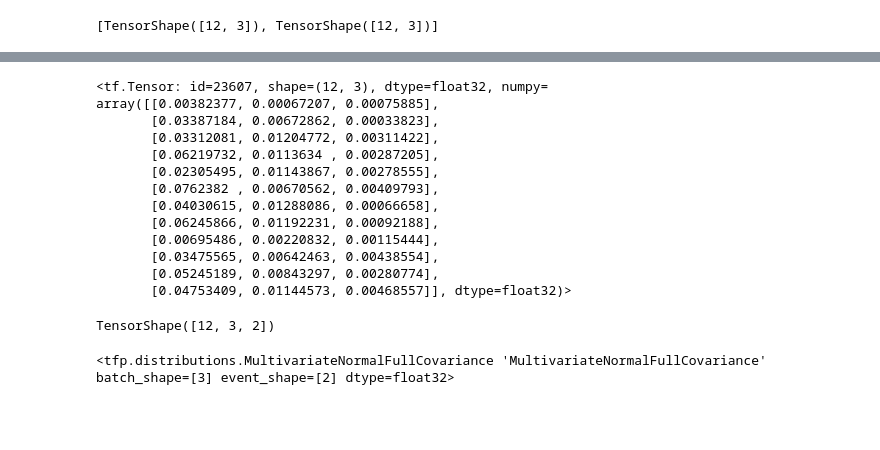
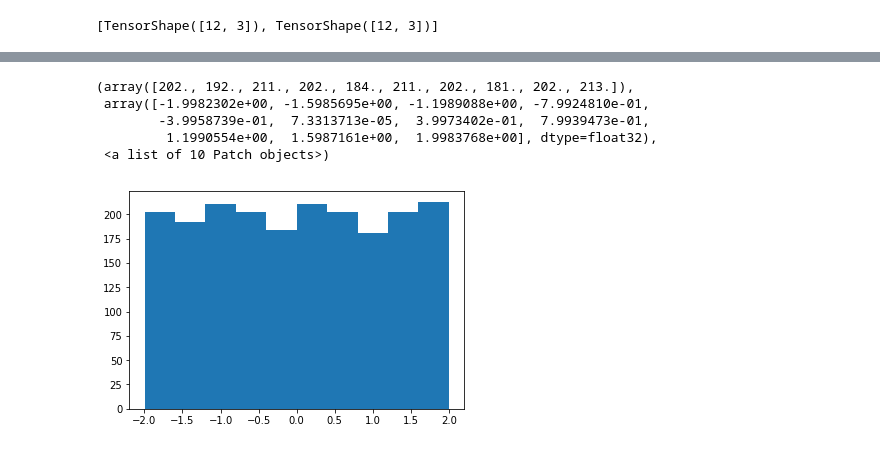
Before and after one commit to cmm801/reinforcement_learning, a Jupyter notebook: run_unittests.ipynb, the cells around one changed output, grey strips where cells are left out. Drawn from its saved outputs; the diff is of its cells as text; code cells hidden in the pictures; blank space fills up the shorter version.

Commit message:
Checkpoint - refactoring with distributions is working

```diff
--- a/run_unittests.ipynb
+++ b/run_unittests.ipynb
@@ -98,20 +47,0 @@ AssertionError: Probability shape is incorrect.
-# %%
-dist.prob( samples )
-# %% [output]
-<tf.Tensor: id=23607, shape=(12, 3), dtype=float32, numpy=
-array([[0.00382377, 0.00067207, 0.00075885],
-       [0.03387184, 0.00672862, 0.00033823],
-       [0.03312081, 0.01204772, 0.00311422],
-       [0.06219732, 0.0113634 , 0.00287205],
-       [0.02305495, 0.01143867, 0.00278555],
-       [0.0762382 , 0.00670562, 0.00409793],
-       [0.04030615, 0.01288086, 0.00066658],
-       [0.06245866, 0.01192231, 0.00092188],
-       [0.00695486, 0.00220832, 0.00115444],
-       [0.03475565, 0.00642463, 0.00438554],
-       [0.05245189, 0.00843297, 0.00280774],
-       [0.04753409, 0.01144573, 0.00468557]], dtype=float32)>
-# %%
-samples.shape
-# %% [output]
-TensorShape([12, 3, 2])
@@ -126,5 +48,17 @@ for j in range(len(low)):
-# %%
-tfp.distributions.MultivariateNormalFullCovariance( loc = np.ones( (3,2), dtype=np.float32 ),
-                    covariance_matrix=tf.linalg.diag( np.ones( (3,2), dtype=np.float32 ) ) )
-# %% [output]
-<tfp.distributions.MultivariateNormalFullCovariance 'MultivariateNormalFullCovariance' batch_shape=[3] event_shape=[2] dtype=float32>
+# %%
+low = [-2, -2 ]
+high = [2, 2]
+dist = distributions.MultiBeta( low=low, high=high )
+param_array = np.array( [ [ 1, 10, 10, 1 ], [ 10, 1, 1, 10 ], [ 0, 0, 0, 0 ]  ], dtype=np.float32 )
+dist.set_distribution_from_array(param_array )
+samples = dist.sample(1000)
+#print( [ samples.shape, p.shape ])
+# %%
+plt.hist( samples[:,2,:].numpy().ravel() )
+# %% [output]
+(array([202., 192., 211., 202., 184., 211., 202., 181., 202., 213.]),
+ array([-1.9982302e+00, -1.5985695e+00, -1.1989088e+00, -7.9924810e-01,
+        -3.9958739e-01,  7.3313713e-05,  3.9973402e-01,  7.9939473e-01,
+         1.1990554e+00,  1.5987161e+00,  1.9983768e+00], dtype=float32),
+ <a list of 10 Patch objects>)
+[figure, added]
```
Also changed, not shown: parts of 14 cells of this notebook, 4 other files.
